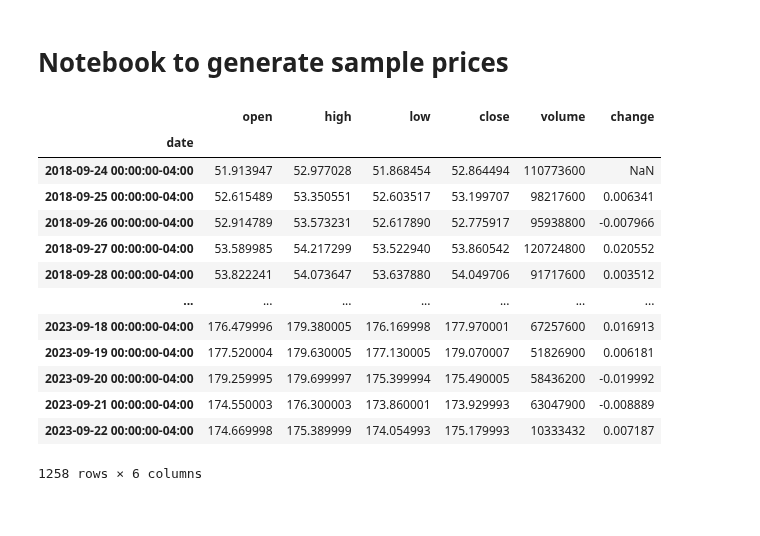
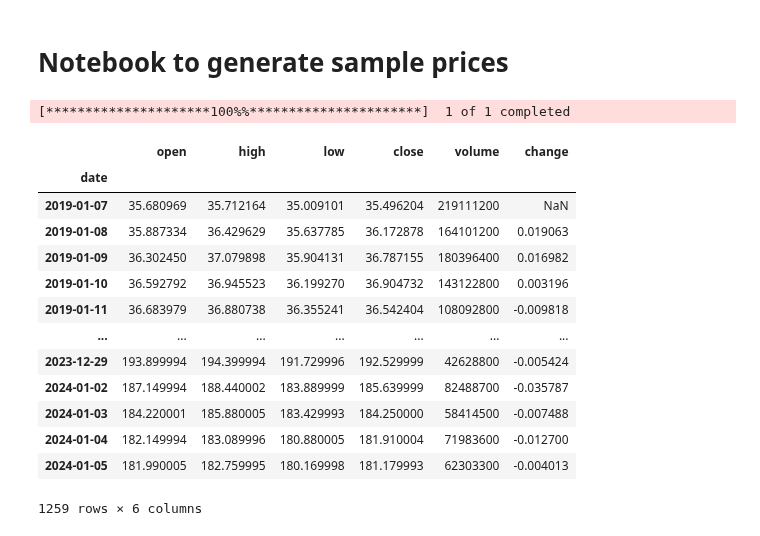
Before and after one commit to furechan/mintalib, a Jupyter notebook: scripts/make-sample.ipynb, the cells around one changed output. Drawn from its saved outputs; the diff is of its cells as text; code cells hidden in the pictures.

```diff
--- a/scripts/make-sample.ipynb
+++ b/scripts/make-sample.ipynb
@@ -11,25 +11,27 @@ from config import PKGDIR
 outfile = PKGDIR.joinpath("samples/sample-prices.csv")
 # %%
 ticker = "AAPL"
-prices = yf.Ticker(ticker).history("5y")
+# prices = yf.Ticker(ticker).history("5y")
+prices = yf.download(ticker, period="5y", auto_adjust=True)
 prices = prices.rename(columns=str.lower).rename_axis(index=str.lower)
 prices["change"] = prices.close.pct_change()
 prices = prices.filter(["open", "high", "low", "close", "volume", "change"])
 prices
 # %% [output]
+[*********************100%%**********************]  1 of 1 completed
 |  | open | high | low | close | volume | change |
 | date |  |  |  |  |  |  |
-| 2018-09-24 00:00:00-04:00 | 51.913947 | 52.977028 | 51.868454 | 52.864494 | 110773600 | NaN |
-| 2018-09-25 00:00:00-04:00 | 52.615489 | 53.350551 | 52.603517 | 53.199707 | 98217600 | 0.006341 |
-| 2018-09-26 00:00:00-04:00 | 52.914789 | 53.573231 | 52.617890 | 52.775917 | 95938800 | -0.007966 |
-| 2018-09-27 00:00:00-04:00 | 53.589985 | 54.217299 | 53.522940 | 53.860542 | 120724800 | 0.020552 |
-| 2018-09-28 00:00:00-04:00 | 53.822241 | 54.073647 | 53.637880 | 54.049706 | 91717600 | 0.003512 |
+| 2019-01-07 | 35.680969 | 35.712164 | 35.009101 | 35.496204 | 219111200 | NaN |
+| 2019-01-08 | 35.887334 | 36.429629 | 35.637785 | 36.172878 | 164101200 | 0.019063 |
+| 2019-01-09 | 36.302450 | 37.079898 | 35.904131 | 36.787155 | 180396400 | 0.016982 |
+| 2019-01-10 | 36.592792 | 36.945523 | 36.199270 | 36.904732 | 143122800 | 0.003196 |
+| 2019-01-11 | 36.683979 | 36.880738 | 36.355241 | 36.542404 | 108092800 | -0.009818 |
 | ... | ... | ... | ... | ... | ... | ... |
-| 2023-09-18 00:00:00-04:00 | 176.479996 | 179.380005 | 176.169998 | 177.970001 | 67257600 | 0.016913 |
-| 2023-09-19 00:00:00-04:00 | 177.520004 | 179.630005 | 177.130005 | 179.070007 | 51826900 | 0.006181 |
-| 2023-09-20 00:00:00-04:00 | 179.259995 | 179.699997 | 175.399994 | 175.490005 | 58436200 | -0.019992 |
-| 2023-09-21 00:00:00-04:00 | 174.550003 | 176.300003 | 173.860001 | 173.929993 | 63047900 | -0.008889 |
-| 2023-09-22 00:00:00-04:00 | 174.669998 | 175.389999 | 174.054993 | 175.179993 | 10333432 | 0.007187 |
+| 2023-12-29 | 193.899994 | 194.399994 | 191.729996 | 192.529999 | 42628800 | -0.005424 |
+| 2024-01-02 | 187.149994 | 188.440002 | 183.889999 | 185.639999 | 82488700 | -0.035787 |
+| 2024-01-03 | 184.220001 | 185.880005 | 183.429993 | 184.250000 | 58414500 | -0.007488 |
+| 2024-01-04 | 182.149994 | 183.089996 | 180.880005 | 181.910004 | 71983600 | -0.012700 |
+| 2024-01-05 | 181.990005 | 182.759995 | 180.169998 | 181.179993 | 62303300 | -0.004013 |
-1258 rows × 6 columns
+1259 rows × 6 columns
 # %%
 raw_data = prices.to_csv(lineterminator="\n")
```
Also changed, not shown: parts of 3 cells of this notebook, 5 other files.
